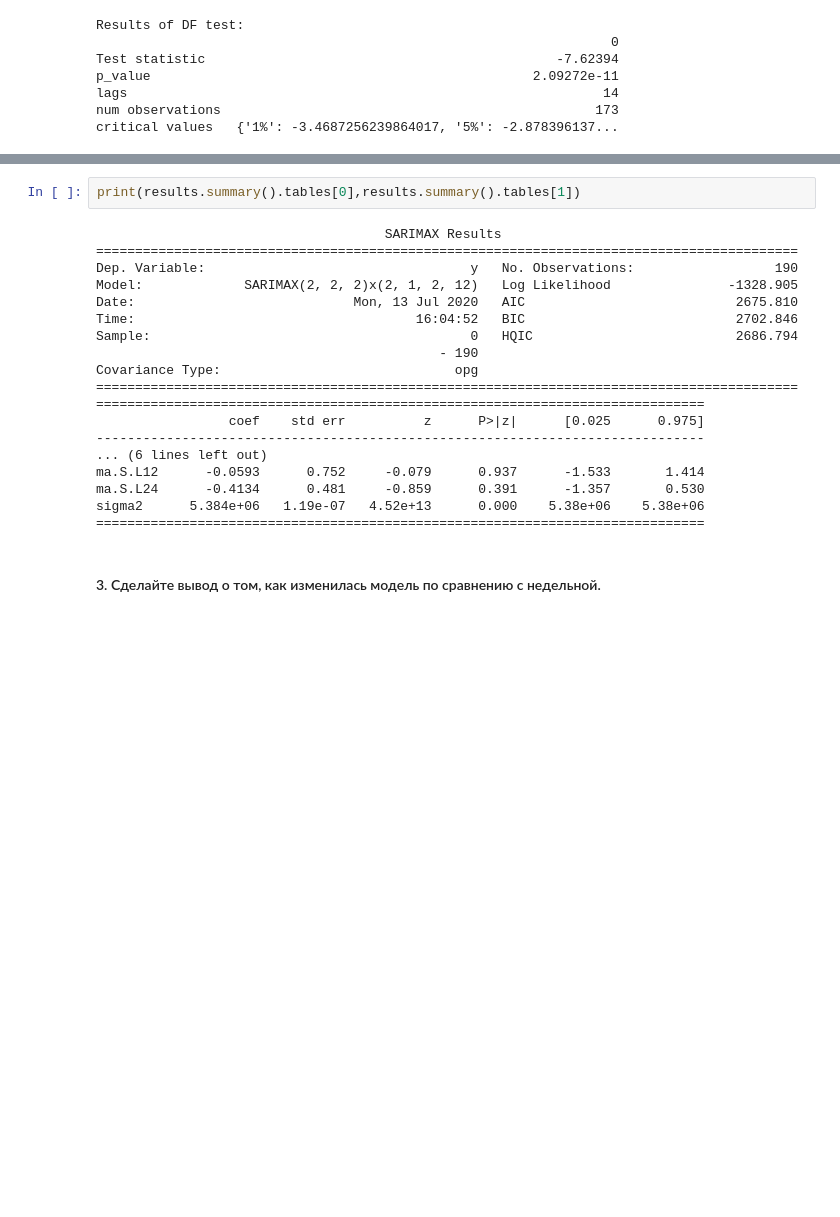
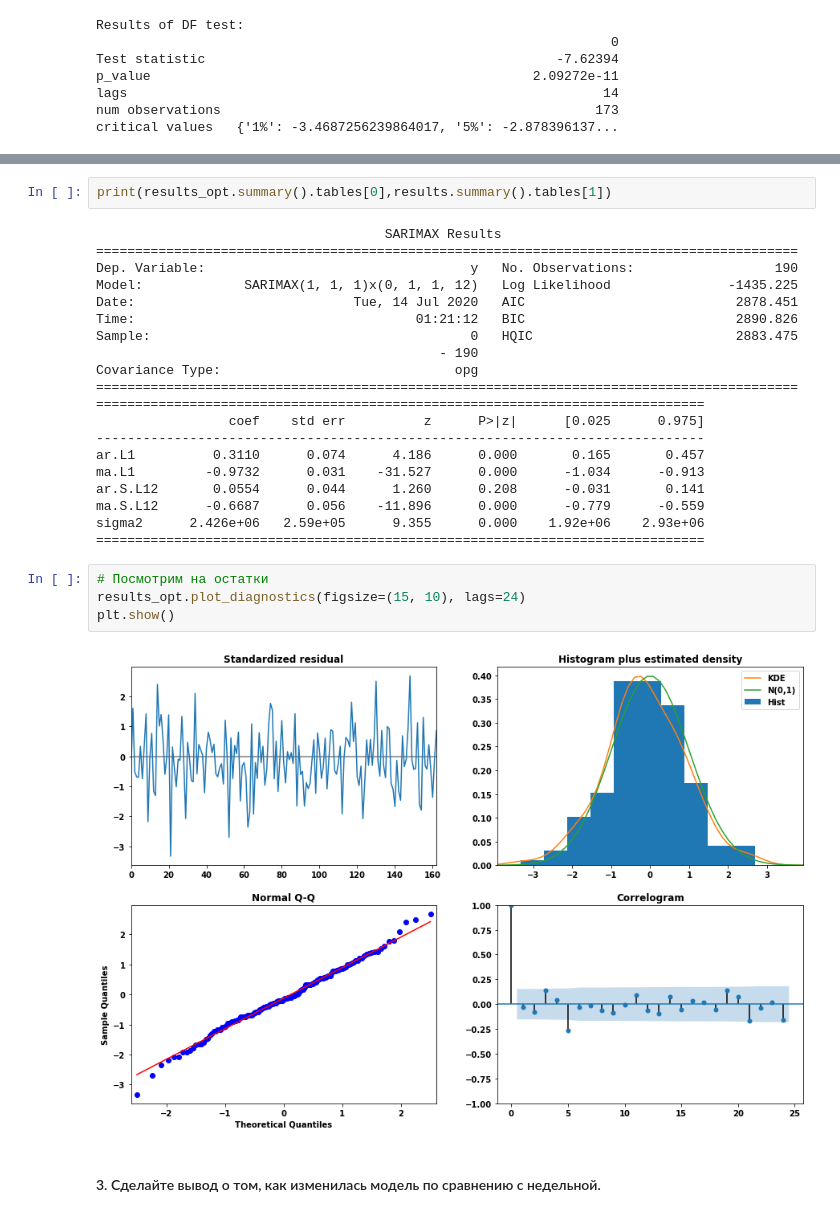
Before and after one commit to SemenovR/GB_MachineLearningInBusiness, a Jupyter notebook: lesson_3/lesson_3.ipynb, the cells around one changed output, grey strips where cells are left out. Drawn from its saved outputs; the diff is of its cells as text; blank space fills up the shorter version.

```diff
--- a/lesson_3/lesson_3.ipynb
+++ b/lesson_3/lesson_3.ipynb
@@ -190,23 +192,30 @@ plt.show()
 # %%
-print(results.summary().tables[0],results.summary().tables[1])
+print(results_opt.summary().tables[0],results.summary().tables[1])
 # %% [output]
                                      SARIMAX Results
 ==========================================================================================
 Dep. Variable:                                  y   No. Observations:                  190
-Model:             SARIMAX(2, 2, 2)x(2, 1, 2, 12)   Log Likelihood               -1328.905
-Date:                            Mon, 13 Jul 2020   AIC                           2675.810
-Time:                                    16:04:52   BIC                           2702.846
-Sample:                                         0   HQIC                          2686.794
+Model:             SARIMAX(1, 1, 1)x(0, 1, 1, 12)   Log Likelihood               -1435.225
+Date:                            Tue, 14 Jul 2020   AIC                           2878.451
+Time:                                    01:21:12   BIC                           2890.826
+Sample:                                         0   HQIC                          2883.475
                                             - 190
 Covariance Type:                              opg
 ========================================================================================== ==============================================================================
                  coef    std err          z      P>|z|      [0.025      0.975]
 ------------------------------------------------------------------------------
-... (6 lines left out)
-ma.S.L12      -0.0593      0.752     -0.079      0.937      -1.533       1.414
-ma.S.L24      -0.4134      0.481     -0.859      0.391      -1.357       0.530
-sigma2      5.384e+06   1.19e-07   4.52e+13      0.000    5.38e+06    5.38e+06
+ar.L1          0.3110      0.074      4.186      0.000       0.165       0.457
+ma.L1         -0.9732      0.031    -31.527      0.000      -1.034      -0.913
+ar.S.L12       0.0554      0.044      1.260      0.208      -0.031       0.141
+ma.S.L12      -0.6687      0.056    -11.896      0.000      -0.779      -0.559
+sigma2      2.426e+06   2.59e+05      9.355      0.000    1.92e+06    2.93e+06
 ==============================================================================
+# %%
+# Посмотрим на остатки
+results_opt.plot_diagnostics(figsize=(15, 10), lags=24)
+plt.show()
+# %% [output]
+[figure, added]
 # %% [markdown]
 #### 3. Сделайте вывод о том, как изменилась модель по сравнению с недельной.
 # %% [markdown]
```
Also changed, not shown: parts of 23 cells of this notebook, 2 other files.
